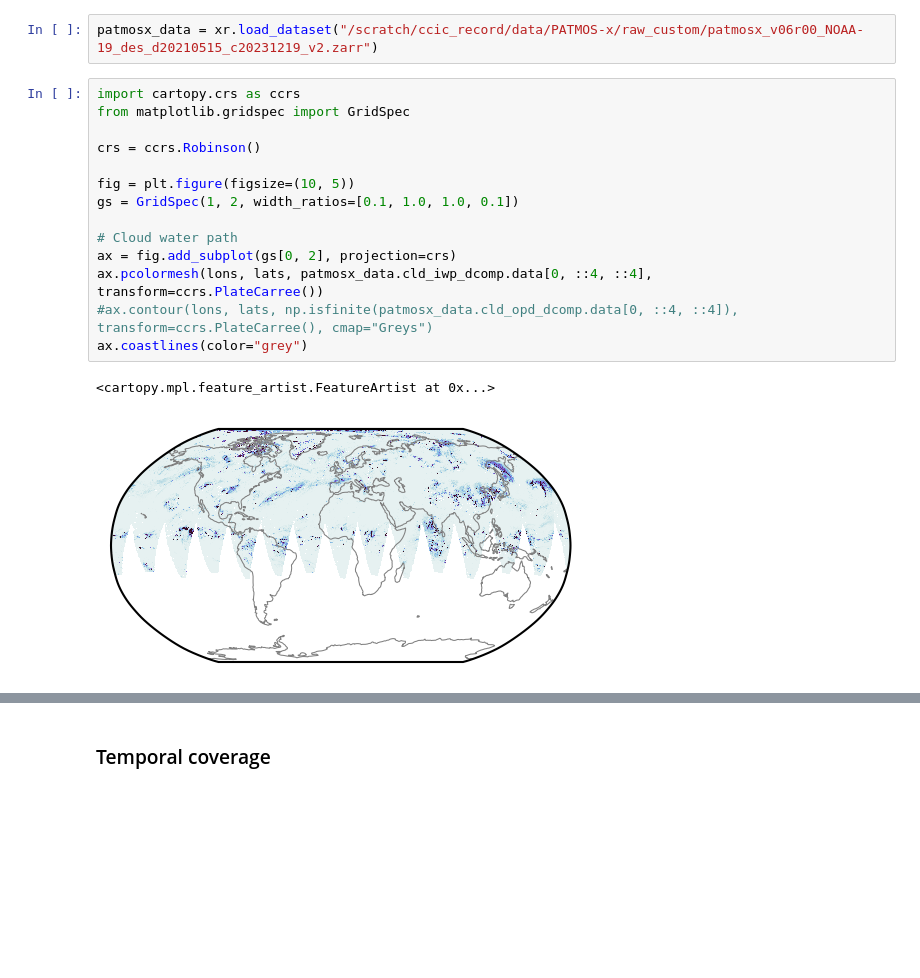
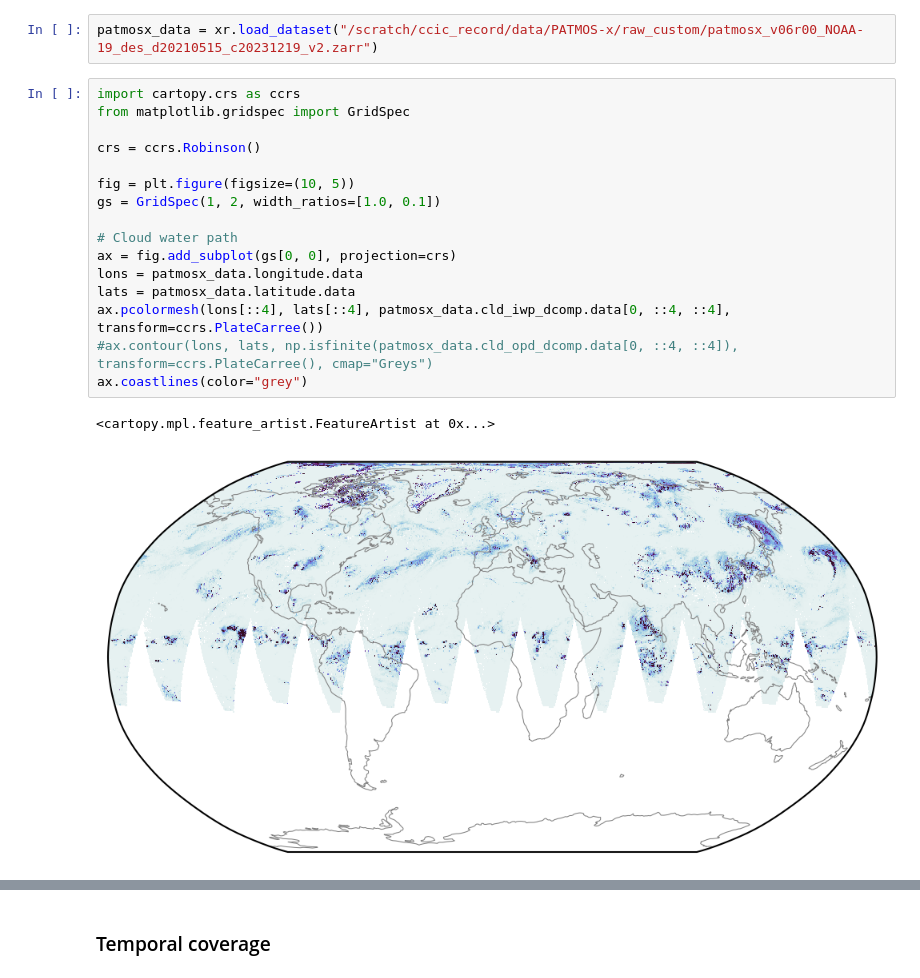
Before and after one commit to SEE-GEO/ccic_climate_record_analysis, a Jupyter notebook: notebooks/cloudsat_collocations/preprocessing.ipynb, the cells around one changed output, grey strips where cells are left out. Drawn from its saved outputs; the diff is of its cells as text; blank space fills up the shorter version.

```diff
--- a/notebooks/cloudsat_collocations/preprocessing.ipynb
+++ b/notebooks/cloudsat_collocations/preprocessing.ipynb
@@ -197,20 +172,22 @@ patmosx_data = xr.load_dataset("/scratch/ccic_record/data/PATMOS-x/raw_custom/pa
 # %%
 import cartopy.crs as ccrs
 from matplotlib.gridspec import GridSpec
 
 crs = ccrs.Robinson()
 
 fig = plt.figure(figsize=(10, 5))
-gs = GridSpec(1, 2, width_ratios=[0.1, 1.0, 1.0, 0.1])
+gs = GridSpec(1, 2, width_ratios=[1.0, 0.1])
 
 # Cloud water path
-ax = fig.add_subplot(gs[0, 2], projection=crs)
-ax.pcolormesh(lons, lats, patmosx_data.cld_iwp_dcomp.data[0, ::4, ::4], transform=ccrs.PlateCarree())
+ax = fig.add_subplot(gs[0, 0], projection=crs)
+lons = patmosx_data.longitude.data
+lats = patmosx_data.latitude.data
+ax.pcolormesh(lons[::4], lats[::4], patmosx_data.cld_iwp_dcomp.data[0, ::4, ::4], transform=ccrs.PlateCarree())
 #ax.contour(lons, lats, np.isfinite(patmosx_data.cld_opd_dcomp.data[0, ::4, ::4]), transform=ccrs.PlateCarree(), cmap="Greys")
 ax.coastlines(color="grey")
 # %% [output]
 <cartopy.mpl.feature_artist.FeatureArtist at 0x...>
-[figure, old version]
+[figure, new version]
 # %%
 def get_tiwp_patmosx(dataset: xr.Dataset) -> xr.DataArray:
     """
```
Also changed, not shown: parts of 143 cells of this notebook, 4 other files.
